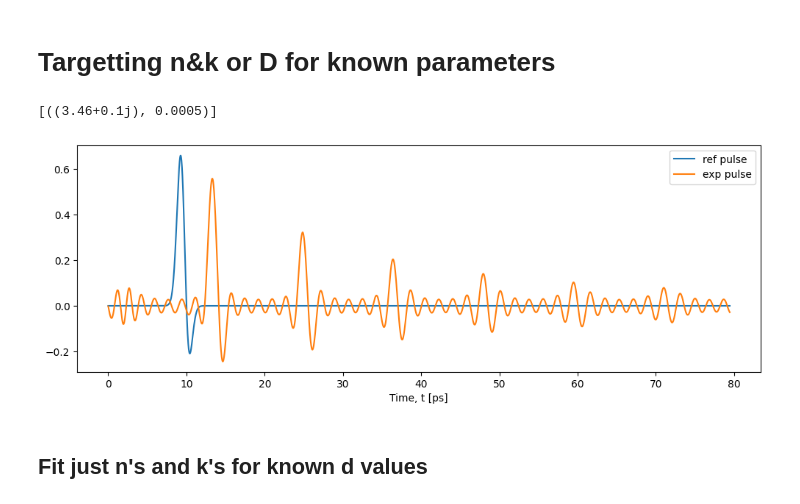
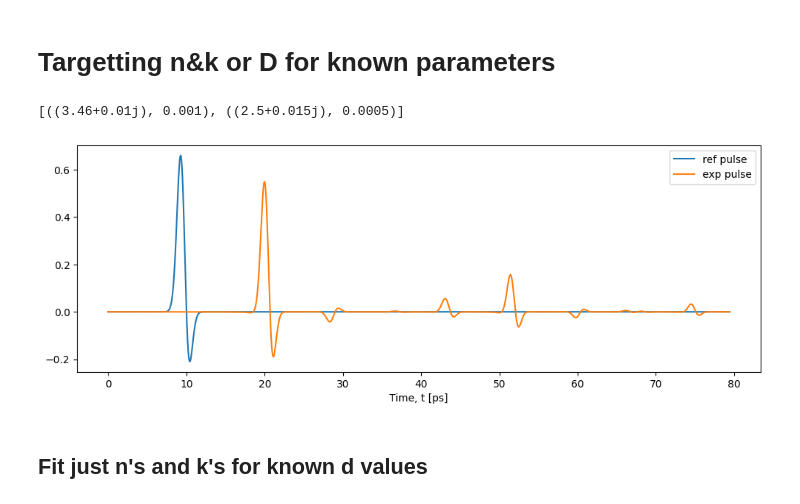
Before and after one commit to tls54/THz-TDS, a Jupyter notebook: Transfer Matrix Method/Targetted_layered_extraction.ipynb, the cells around one changed output. Saved outputs shown, nothing was run; the diff lists cells and outputs as text; code cells hidden in the pictures.

```diff
--- a/Transfer Matrix Method/Targetted_layered_extraction.ipynb
+++ b/Transfer Matrix Method/Targetted_layered_extraction.ipynb
@@ -11,33 +10,33 @@ import numpy as np
 # %%
 # Define simulation parameters
 deltat = 0.0194e-12  # Time step
 L = 2**12  # Number of time points
 
 # Generate reference pulse
 reference_pulse = simulate_reference(L, deltat)
 
-n1, k1, d1 = 3.46, 0.01, 0.5e-3
-n2, k2, d2= 2.5, 0.15, 0.5e-3
+n1, k1, d1 = 3.46, 0.01, 1e-3
+n2, k2, d2= 2.5, 0.015, 0.5e-3
 
 # Experimental material parameters (ground truth)
 material_params_exp = [(n1+1j*k1, d1), (n2+1j*k2, d2)]
 
 
 # Simulate the experimental data
 t_axis = np.arange(0, L * deltat, deltat)
 _, experimental_pulse = simulate_parallel(reference_pulse, material_params_exp, deltat, noise_level=0)
 experimental_pulse = experimental_pulse[:L]
 
 print(material_params_exp)
 plt.figure(figsize=(12,4))
 plt.plot(t_axis*1e12, reference_pulse, label='ref pulse')
 plt.plot(t_axis*1e12, experimental_pulse.detach().cpu().numpy(), label='exp pulse')
 plt.xlabel('Time, t [ps]')
 plt.legend()
 plt.show()
 # %% [output]
-[((3.46+0.1j), 0.0005)]
+[((3.46+0.01j), 0.001), ((2.5+0.015j), 0.0005)]
-[figure, old version]
+[figure, new version]
 # %% [markdown]
 ## Fit just n's and k's for known d values
 # %% [markdown]
```
Also changed, not shown: parts of 9 cells of this notebook, 6 other files.
